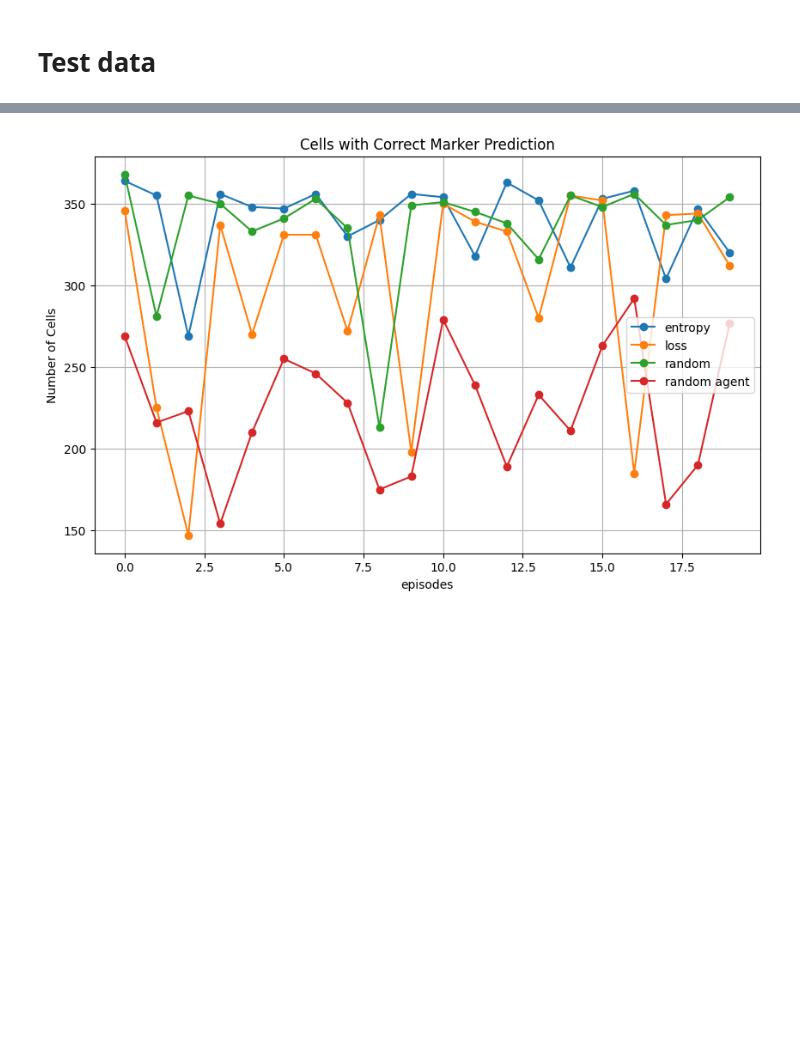
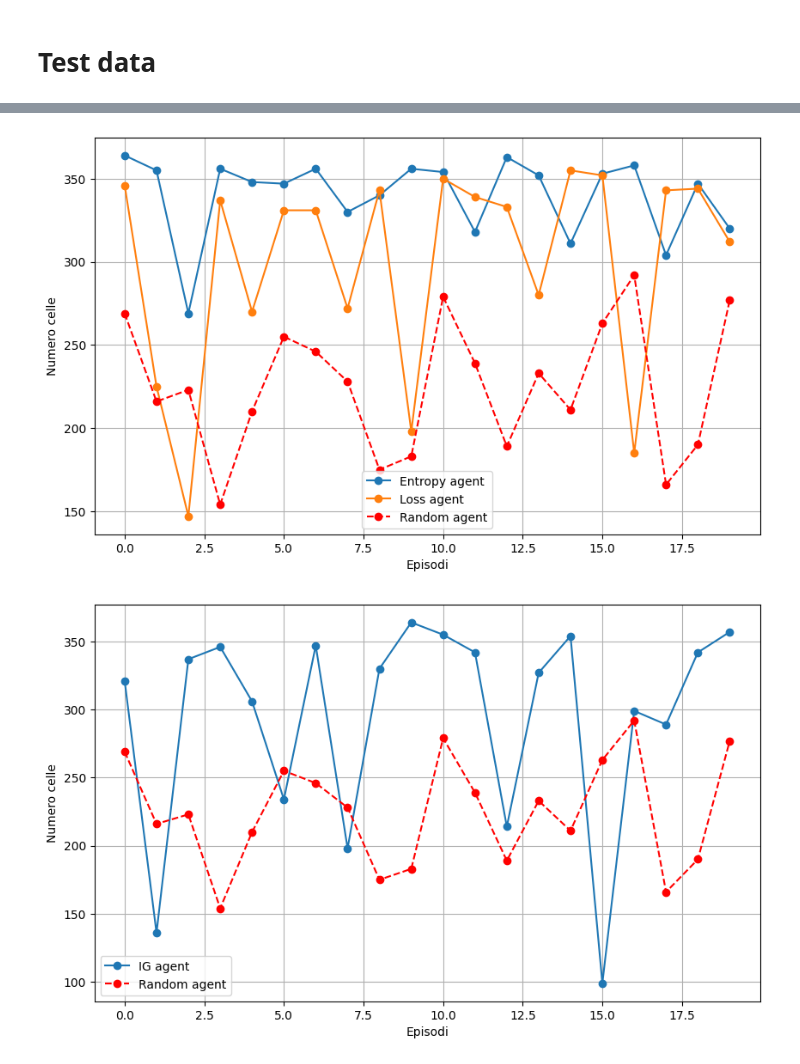
Before and after one commit to Emamasi-uni/explorationRL, a Jupyter notebook: results.ipynb, the cells around one changed output, grey strips where cells are left out. Saved outputs shown, nothing was run; the diff lists cells and outputs as text; code cells hidden in the pictures; blank space fills up the shorter version.

```diff
--- a/results.ipynb
+++ b/results.ipynb
@@ -71,5 +125,6 @@ test_data_entropy = read_dict(file_path=f"./data/entropy/test_data_entropy.json"
 test_data_loss = read_dict(file_path=f"./data/loss/test_data_loss.json")
 test_data_random = read_dict(file_path=f"./data/random/test_data_random.json")
 test_data_ig_reward = read_dict(file_path=f"./data/ig_reward/test_data_ig_reward.json")
+test_data_ig_reward_curriculum = read_dict(file_path=f"./data/ig_reward_curriculum/test_data_ig_reward_curriculum.json")
 test_data_random_agent = read_dict(file_path=f"./data/random_agent/test_data_random_agent.json")
 # %%
@@ -85,10 +156,25 @@ plot_metrics(test_data,
 # %%
-test_data = [test_data_entropy['cells_marker_pred_1_per_run'], test_data_loss['cells_marker_pred_1_per_run'], test_data_random['cells_marker_pred_1_per_run'], test_data_random_agent['cells_marker_pred_1_per_run']]
-# test_data = [test_data_ig_reward['cells_marker_pred_1_per_run'], test_data_random_agent['cells_marker_pred_1_per_run']]
-plot_metrics(test_data,
-             title="Cells with Correct Marker Prediction",
-             ylabel="Number of Cells",
-             xlabel="episodes",
-             legend_labels=["entropy", "loss", "random", "random agent"])
+test_data_policy_best_pov = [test_data_entropy['cells_marker_pred_1_per_run'], test_data_loss['cells_marker_pred_1_per_run'], test_data_random_agent['cells_marker_pred_1_per_run']]
+test_data_policy_ig = [test_data_ig_reward['cells_marker_pred_1_per_run'], test_data_random_agent['cells_marker_pred_1_per_run']]
+test_data_policy_ig_curriculum = [test_data_ig_reward_curriculum['cells_marker_pred_1_per_run'], test_data_random_agent['cells_marker_pred_1_per_run']]
+
+plot_metrics(test_data_policy_best_pov,
+             # title="Celle con previsione dei marker corretta",
+             ylabel="Numero celle",
+             xlabel="Episodi",
+             legend_labels=["Entropy agent", "Loss agent", "Random agent"])
+
+plot_metrics(test_data_policy_ig,
+                # title="Celle con previsione dei marker corretta",
+                ylabel="Numero celle",
+                xlabel="Episodi",
+                legend_labels=["IG agent", "Random agent"])
+
+plot_metrics(test_data_policy_ig_curriculum,
+                # title="Celle con previsione dei marker corretta",
+                ylabel="Numero celle",
+                xlabel="Episodi",
+                legend_labels=["IG curriculum agent", "Random agent"])
 # %% [output]
-[figure, old version]
+[figure, new version]
+[figure, added]
```
Also changed, not shown: parts of 10 cells of this notebook, 2 other files.
